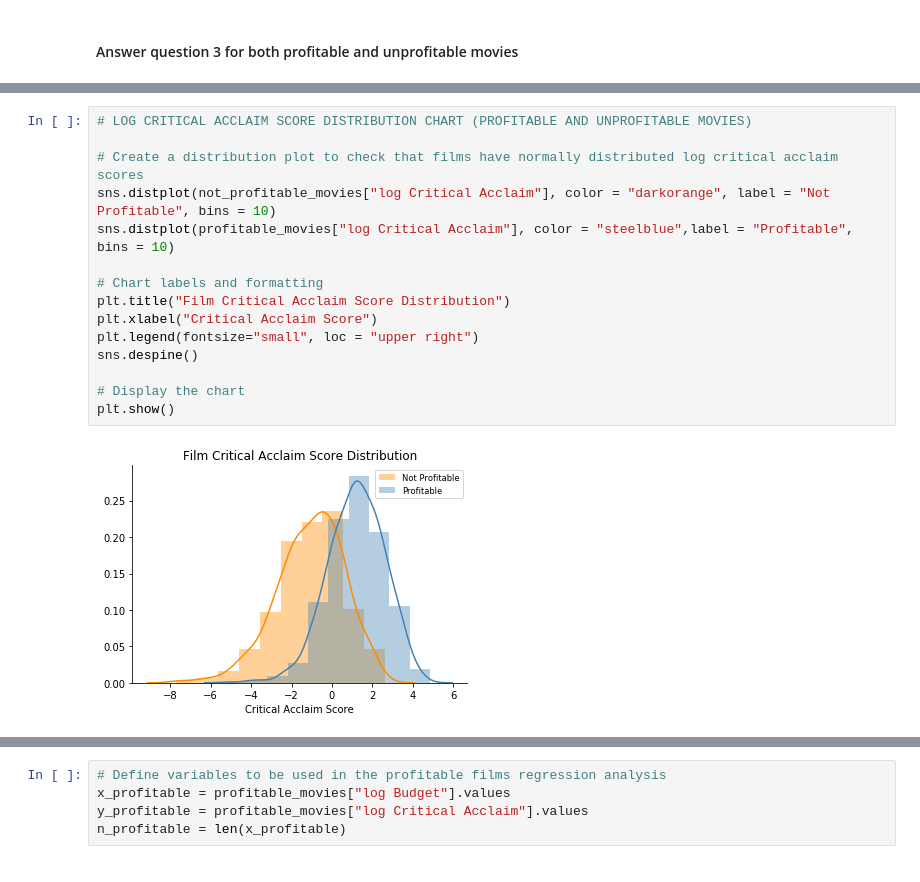
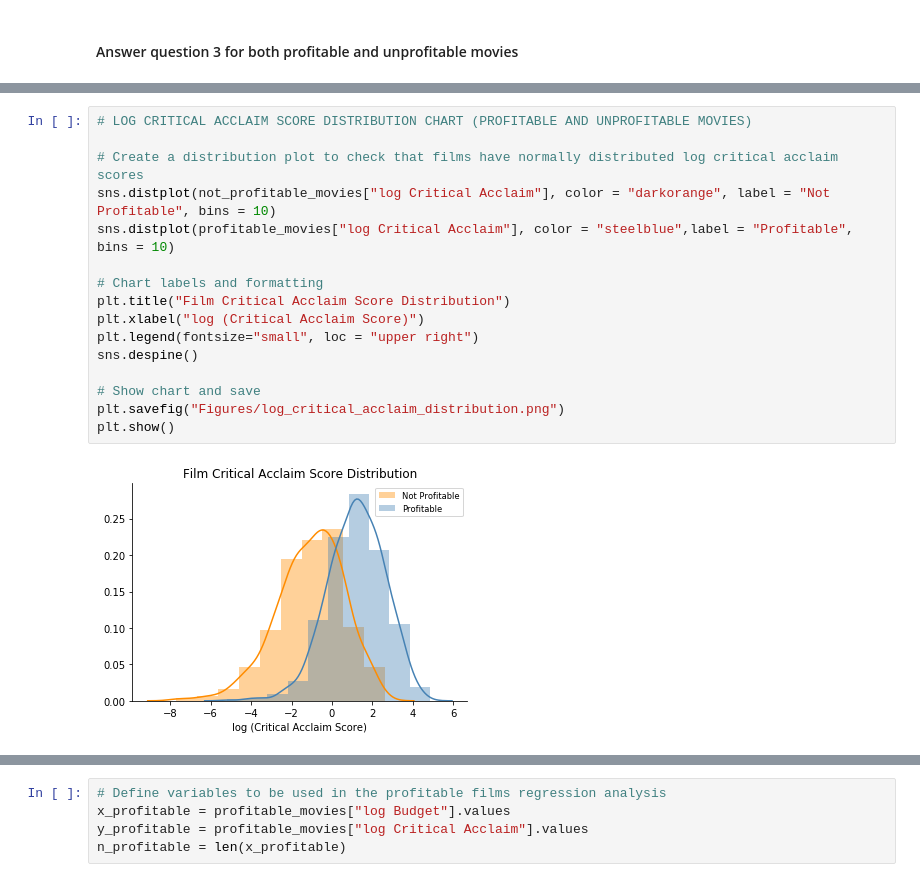
Before and after one commit to mileslucey/movies_success_analysis, a Jupyter notebook: analysis.ipynb, the cells around one changed output, grey strips where cells are left out. Saved outputs shown, nothing was run; the diff lists cells and outputs as text.

```diff
--- a/analysis.ipynb
+++ b/analysis.ipynb
@@ -331,20 +338,21 @@ plt.show()
 # %%
 # LOG CRITICAL ACCLAIM SCORE DISTRIBUTION CHART (PROFITABLE AND UNPROFITABLE MOVIES)
 
 # Create a distribution plot to check that films have normally distributed log critical acclaim scores
 sns.distplot(not_profitable_movies["log Critical Acclaim"], color = "darkorange", label = "Not Profitable", bins = 10)
 sns.distplot(profitable_movies["log Critical Acclaim"], color = "steelblue",label = "Profitable", bins = 10)
 
 # Chart labels and formatting
 plt.title("Film Critical Acclaim Score Distribution")
-plt.xlabel("Critical Acclaim Score")
+plt.xlabel("log (Critical Acclaim Score)")
 plt.legend(fontsize="small", loc = "upper right")
 sns.despine()
 
-# Display the chart
+# Show chart and save
+plt.savefig("Figures/log_critical_acclaim_distribution.png")
 plt.show()
 # %% [output]
-[figure, old version]
+[figure, new version]
 # %%
 # CREATE SCATTER PLOT THAT SHOWS THE RELATIONSHIP BETWEEN BUDGET AND CRITICAL ACCLAIM FOR BOTH PROFITABLE AND UNPROFITABLE FILMS
 
```
Also changed, not shown: parts of 9 cells of this notebook, 8 other files.
